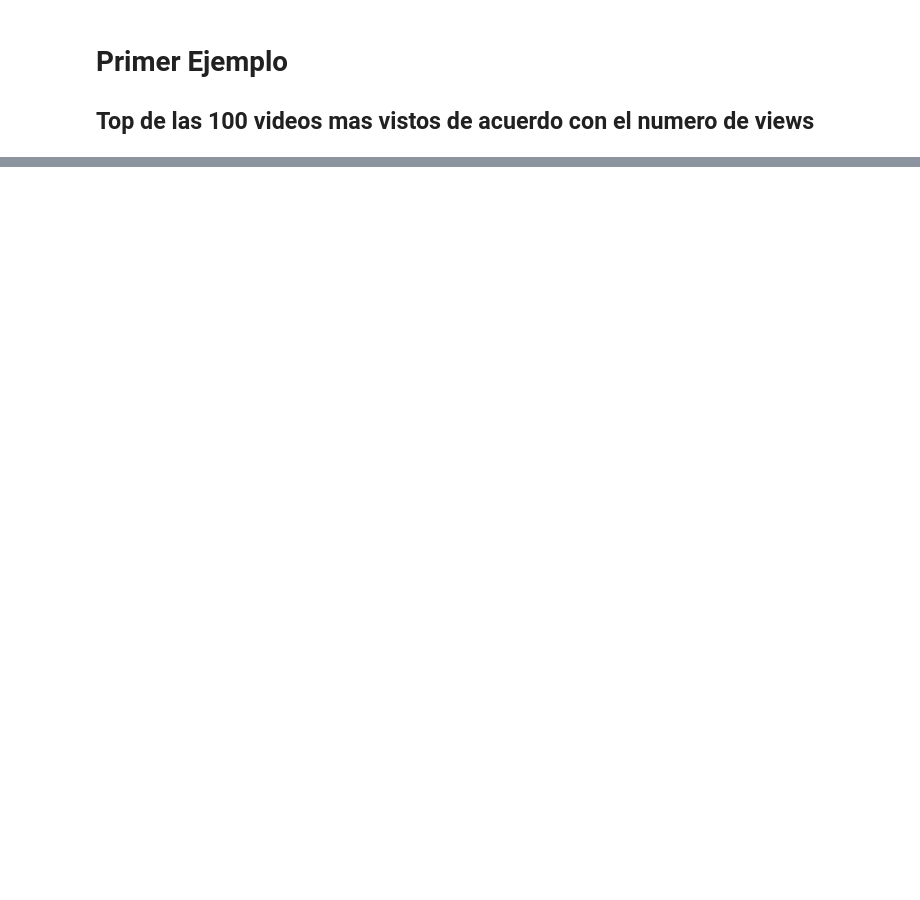
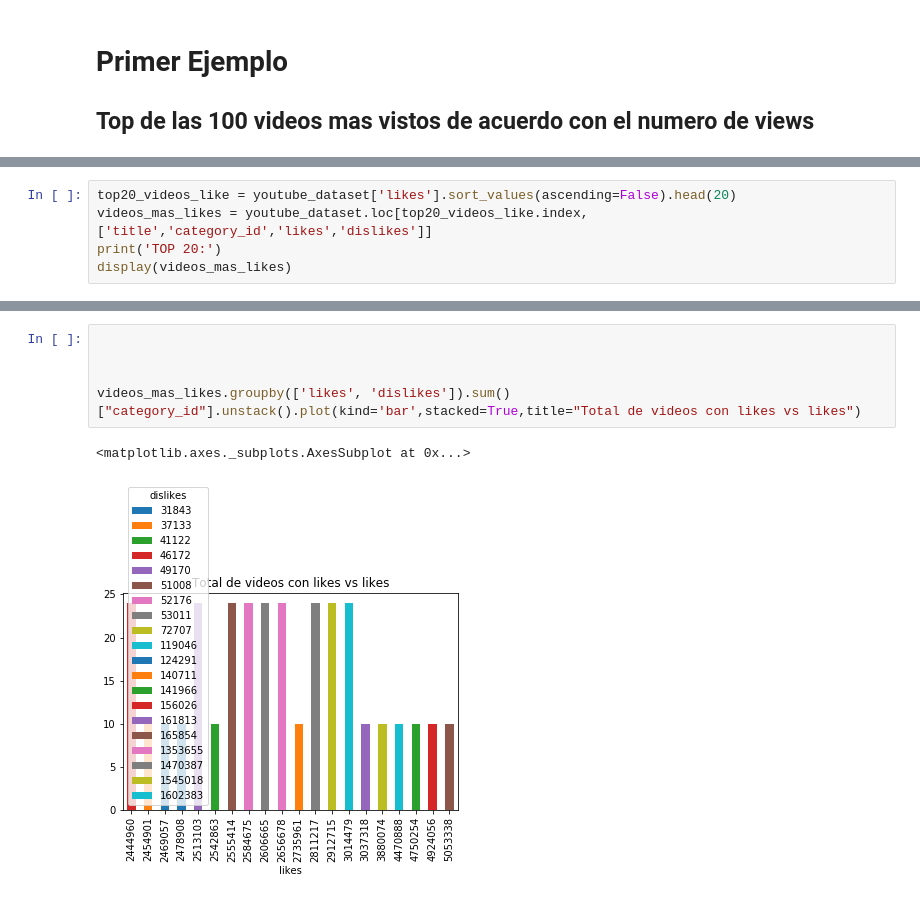
Before and after one commit to 2019-B-GR1-Python/py-alvarado-roman-ronald-francisco, a Jupyter notebook: Proyectos/Proyecto1/Proyecto1_Anlisis.ipynb, the cells around one changed output, grey strips where cells are left out. Drawn from its saved outputs; the diff is of its cells as text; blank space fills up the shorter version.

```diff
--- a/Proyectos/Proyecto1/Proyecto1_Anlisis.ipynb
+++ b/Proyectos/Proyecto1/Proyecto1_Anlisis.ipynb
@@ -56,0 +137,5 @@ TOP 100:
+# %%
+top20_videos_like = youtube_dataset['likes'].sort_values(ascending=False).head(20)
+videos_mas_likes = youtube_dataset.loc[top20_videos_like.index,['title','category_id','likes','dislikes']]
+print('TOP 20:')
+display(videos_mas_likes)
@@ -56,0 +161,8 @@ TOP 100:
+# %%
+
+
+
+videos_mas_likes.groupby(['likes', 'dislikes']).sum()["category_id"].unstack().plot(kind='bar',stacked=True,title="Total de videos con likes vs likes")
+# %% [output]
+<matplotlib.axes._subplots.AxesSubplot at 0x...>
+[figure, added]
```
Also changed, not shown: parts of 30 cells of this notebook, 2 other files.
